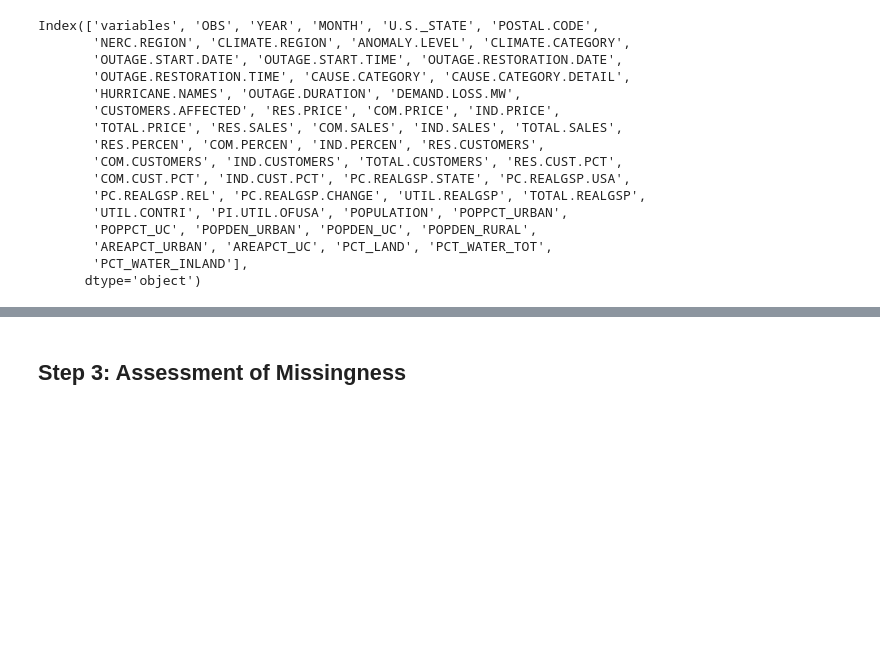
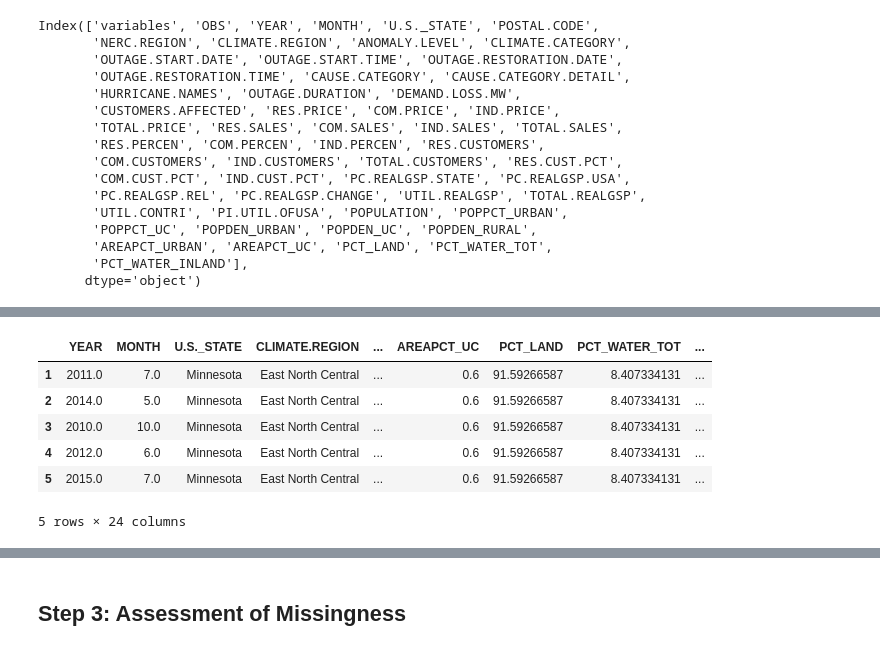
Before and after one commit to charl3n3hsu/DSC80_Final_Proj, a Jupyter notebook: DSC80_Final.ipynb, the cells around one changed output, grey strips where cells are left out. Cells and saved outputs as stored; diff of their text form; code cells hidden in the pictures; blank space fills up the shorter version.

```diff
--- a/DSC80_Final.ipynb
+++ b/DSC80_Final.ipynb
@@ -143,0 +172,13 @@ Length: 57, dtype: int64
+# %%
+# HEAD of DF
+
+outages.head()
+# print(outages.head().to_markdown(index=False)) Include on WEBSITE
+# %% [output]
+|  | YEAR | MONTH | U.S._STATE | CLIMATE.REGION | ... | AREAPCT_UC | PCT_LAND | PCT_WATER_TOT | ... |
+| 1 | 2011.0 | 7.0 | Minnesota | East North Central | ... | 0.6 | 91.59266587 | 8.407334131 | ... |
+| 2 | 2014.0 | 5.0 | Minnesota | East North Central | ... | 0.6 | 91.59266587 | 8.407334131 | ... |
+| 3 | 2010.0 | 10.0 | Minnesota | East North Central | ... | 0.6 | 91.59266587 | 8.407334131 | ... |
+| 4 | 2012.0 | 6.0 | Minnesota | East North Central | ... | 0.6 | 91.59266587 | 8.407334131 | ... |
+| 5 | 2015.0 | 7.0 | Minnesota | East North Central | ... | 0.6 | 91.59266587 | 8.407334131 | ... |
+5 rows × 24 columns
```
Also changed, not shown: parts of 19 cells of this notebook.
